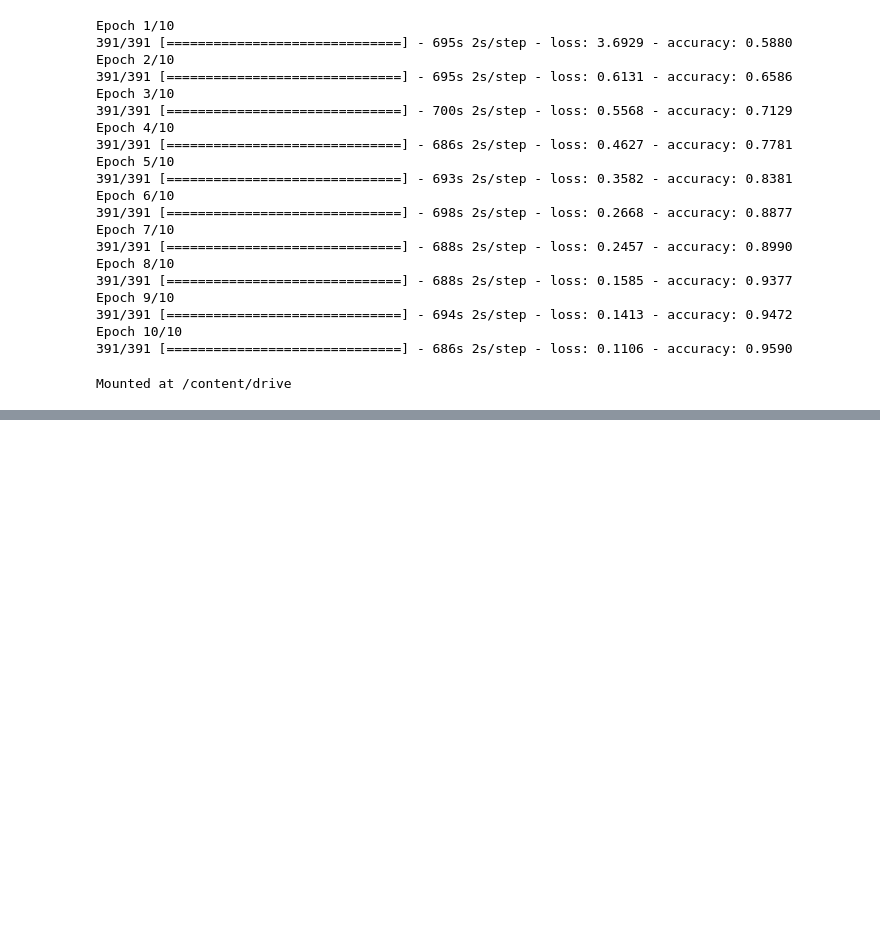
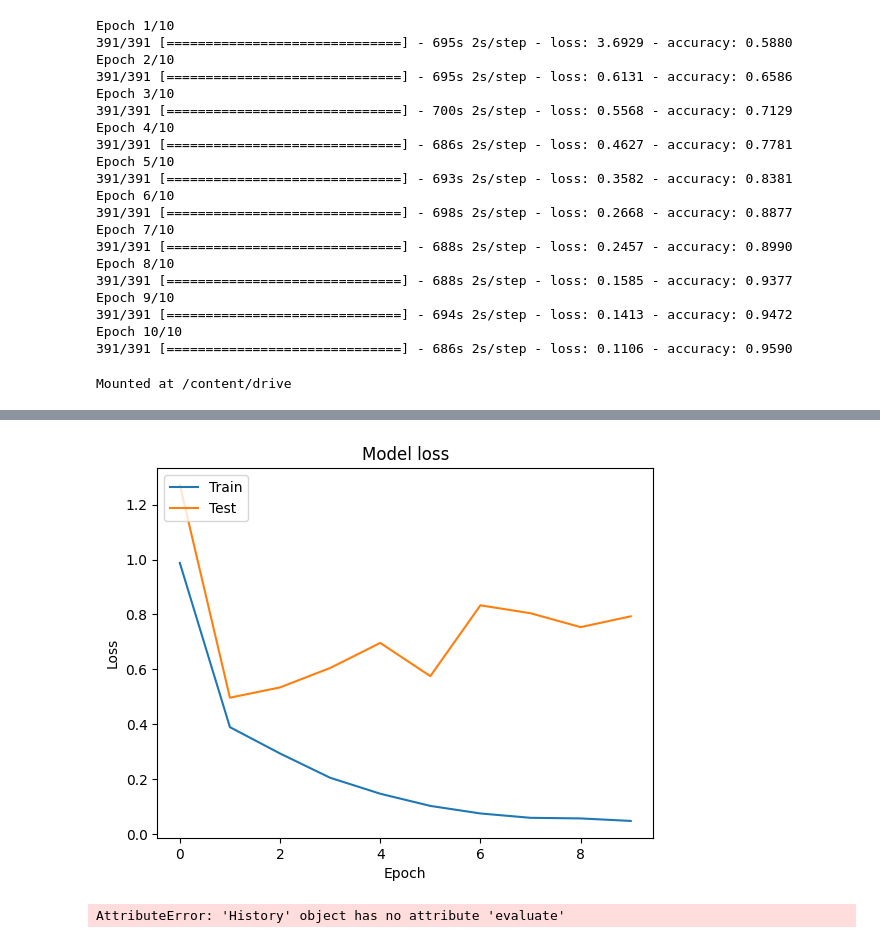
Before and after one commit to kamm8899/CatVSDog, a Jupyter notebook: CatDog.ipynb, the cells around one changed output, grey strips where cells are left out. Drawn from its saved outputs; the diff is of its cells as text; code cells hidden in the pictures; blank space fills up the shorter version.

```diff
--- a/CatDog.ipynb
+++ b/CatDog.ipynb
@@ -129 +207,19 @@ plt.show()
+# %%
+#plotting loss
+plt.plot(attempt2_model.history['loss'])
+plt.plot(attempt2_model.history['val_loss'])
+plt.title('Model loss')
+plt.ylabel('Loss')
+plt.xlabel('Epoch')
+plt.legend(['Train', 'Test'], loc='upper left')
+plt.show()
+# %% [output]
+[figure, added]
+# %%
+#evaluate
+score = attempt2_model.evaluate(validation_set)
+print()
+print('Test accuracy: ', score[1])
+# %% [output]
+AttributeError: 'History' object has no attribute 'evaluate'
 # %%
```
Also changed, not shown: parts of 14 cells of this notebook.
